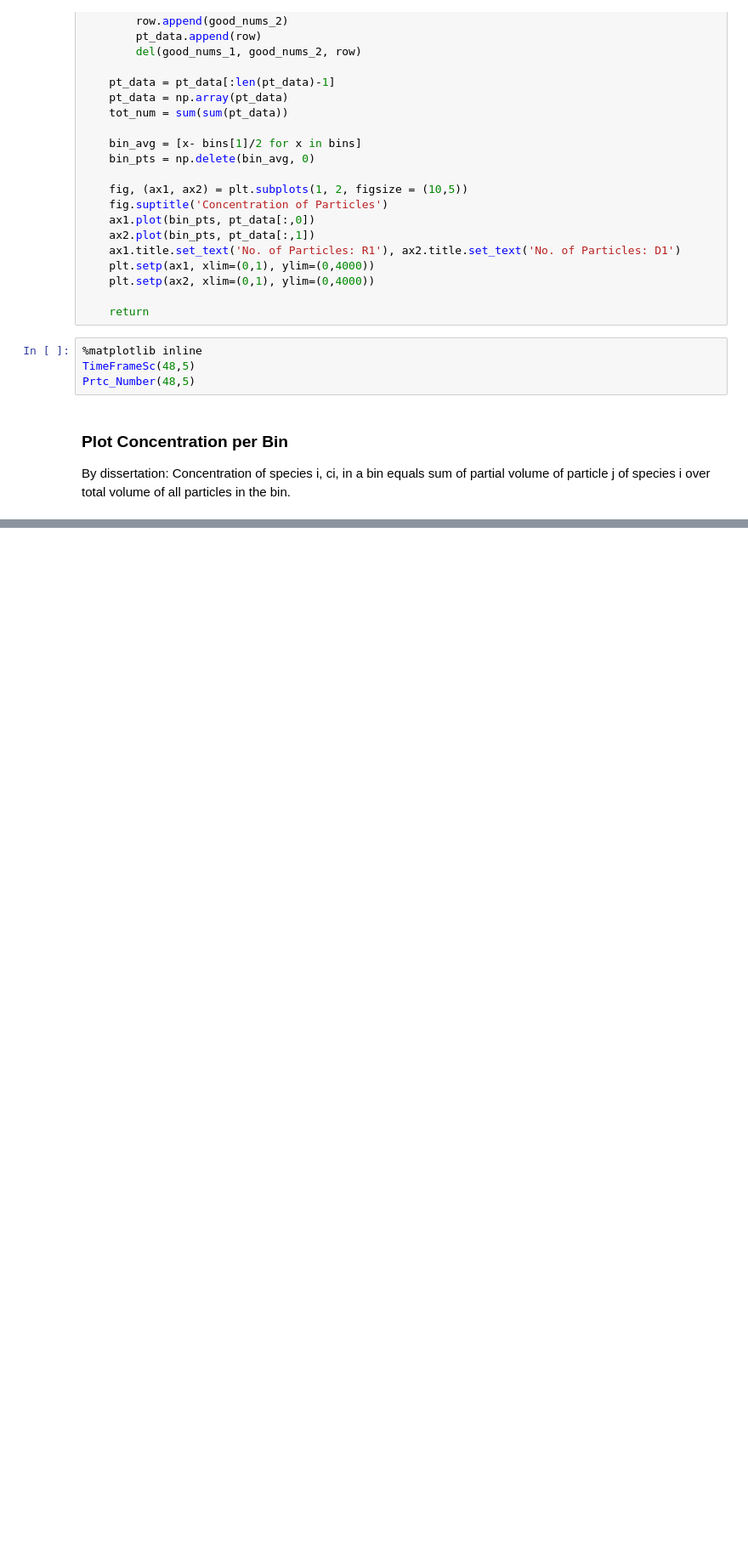
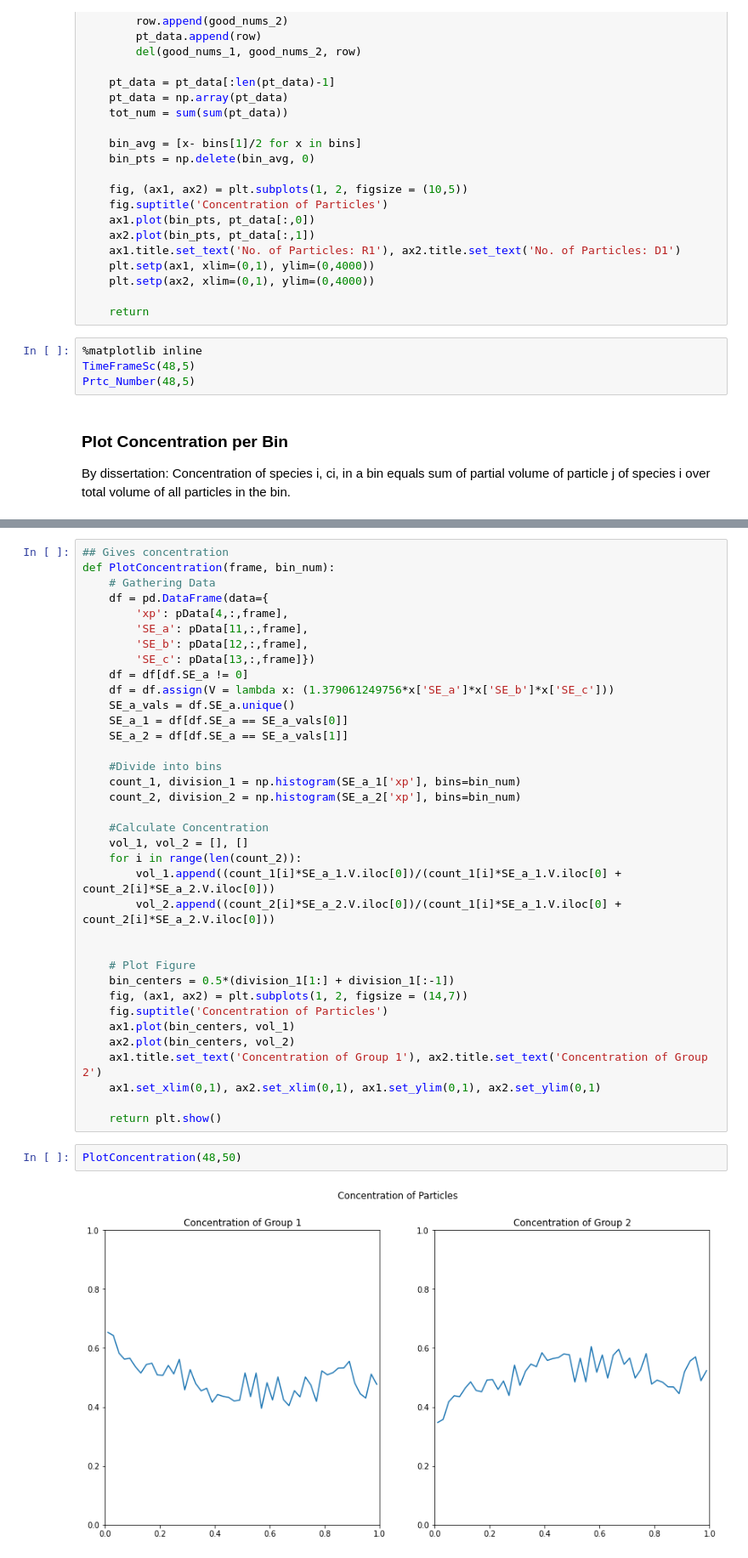
Before and after one commit to em-coder923/non_spherical_forces, a Jupyter notebook: Data analysis of non-spherical intruders.ipynb, the cells around one changed output, grey strips where cells are left out. Shown: that part at 85% size. Cells and saved outputs as stored; diff of their text form; blank space fills up the shorter version.

```diff
--- a/Data analysis of non-spherical intruders.ipynb
+++ b/Data analysis of non-spherical intruders.ipynb
@@ -460,0 +339,40 @@ Prtc_Conc(48,5)
+# %%
+## Gives concentration
+def PlotConcentration(frame, bin_num):
+    # Gathering Data
+    df = pd.DataFrame(data={
+        'xp': pData[4,:,frame],
+        'SE_a': pData[11,:,frame],
+        'SE_b': pData[12,:,frame],
+        'SE_c': pData[13,:,frame]})
+    df = df[df.SE_a != 0]
+    df = df.assign(V = lambda x: (1.379061249756*x['SE_a']*x['SE_b']*x['SE_c']))
+    SE_a_vals = df.SE_a.unique()
+    SE_a_1 = df[df.SE_a == SE_a_vals[0]]
+    SE_a_2 = df[df.SE_a == SE_a_vals[1]]
+
+    #Divide into bins
+    count_1, division_1 = np.histogram(SE_a_1['xp'], bins=bin_num)
+    count_2, division_2 = np.histogram(SE_a_2['xp'], bins=bin_num)
+
+    #Calculate Concentration
+    vol_1, vol_2 = [], []
+    for i in range(len(count_2)):
+        vol_1.append((count_1[i]*SE_a_1.V.iloc[0])/(count_1[i]*SE_a_1.V.iloc[0] + count_2[i]*SE_a_2.V.iloc[0]))
+        vol_2.append((count_2[i]*SE_a_2.V.iloc[0])/(count_1[i]*SE_a_1.V.iloc[0] + count_2[i]*SE_a_2.V.iloc[0]))
+
+
+    # Plot Figure
+    bin_centers = 0.5*(division_1[1:] + division_1[:-1])
+    fig, (ax1, ax2) = plt.subplots(1, 2, figsize = (14,7))
+    fig.suptitle('Concentration of Particles')
+    ax1.plot(bin_centers, vol_1)
+    ax2.plot(bin_centers, vol_2)
+    ax1.title.set_text('Concentration of Group 1'), ax2.title.set_text('Concentration of Group 2')
+    ax1.set_xlim(0,1), ax2.set_xlim(0,1), ax1.set_ylim(0,1), ax2.set_ylim(0,1)
+
+    return plt.show()
+# %%
+PlotConcentration(48,50)
+# %% [output]
+[figure, added]
```
Also changed, not shown: parts of 35 cells of this notebook.
